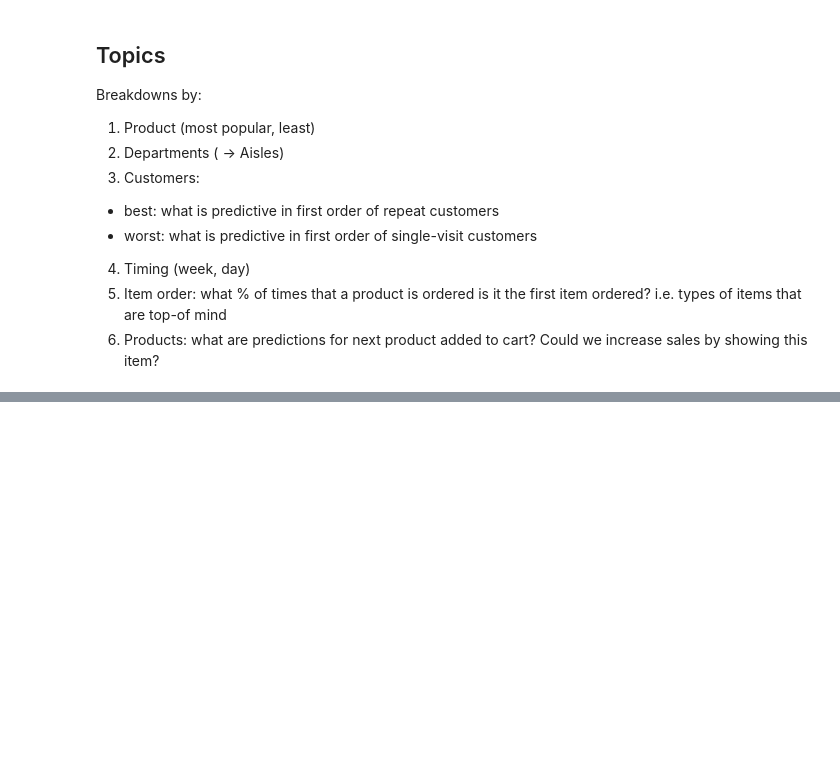
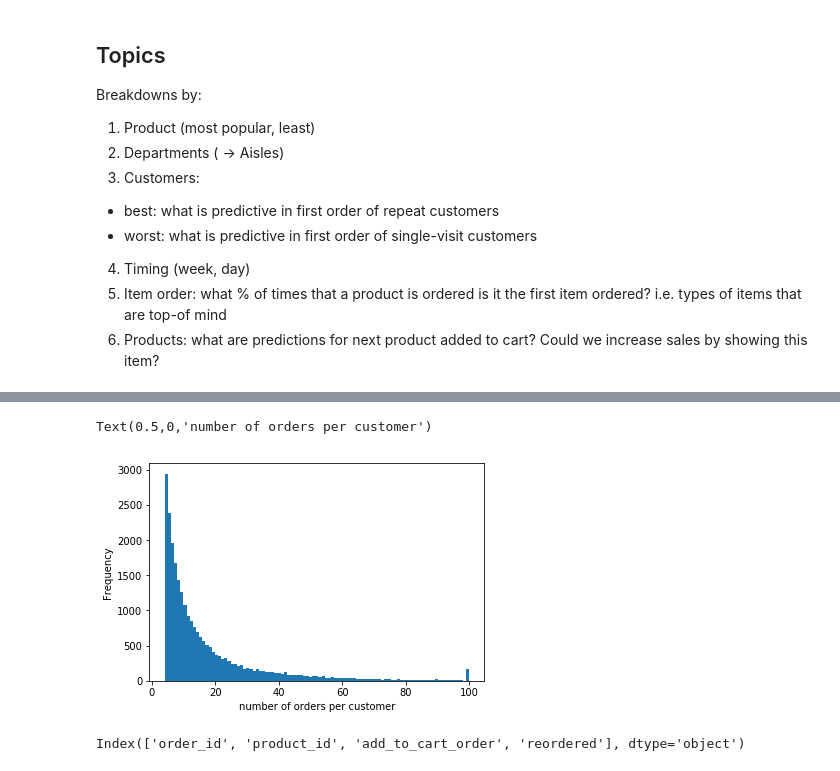
Before and after one commit to notsambeck/eda, a Jupyter notebook: instacart_EDA.ipynb, the cells around one changed output, grey strips where cells are left out. Cells and saved outputs as stored; diff of their text form; code cells hidden in the pictures; blank space fills up the shorter version.

```diff
--- a/instacart_EDA.ipynb
+++ b/instacart_EDA.ipynb
@@ -205,0 +155,10 @@ Breakdowns by:
+# %%
+ax = orders.groupby('user_id').size().plot.hist(bins=97) # long tail accumulates at 100
+ax.set_xlabel('number of orders per customer')
+# %% [output]
+Text(0.5,0,'number of orders per customer')
+[figure, added]
+# %%
+ops.columns
+# %% [output]
+Index(['order_id', 'product_id', 'add_to_cart_order', 'reordered'], dtype='object')
```
Also changed, not shown: parts of 46 cells of this notebook.
